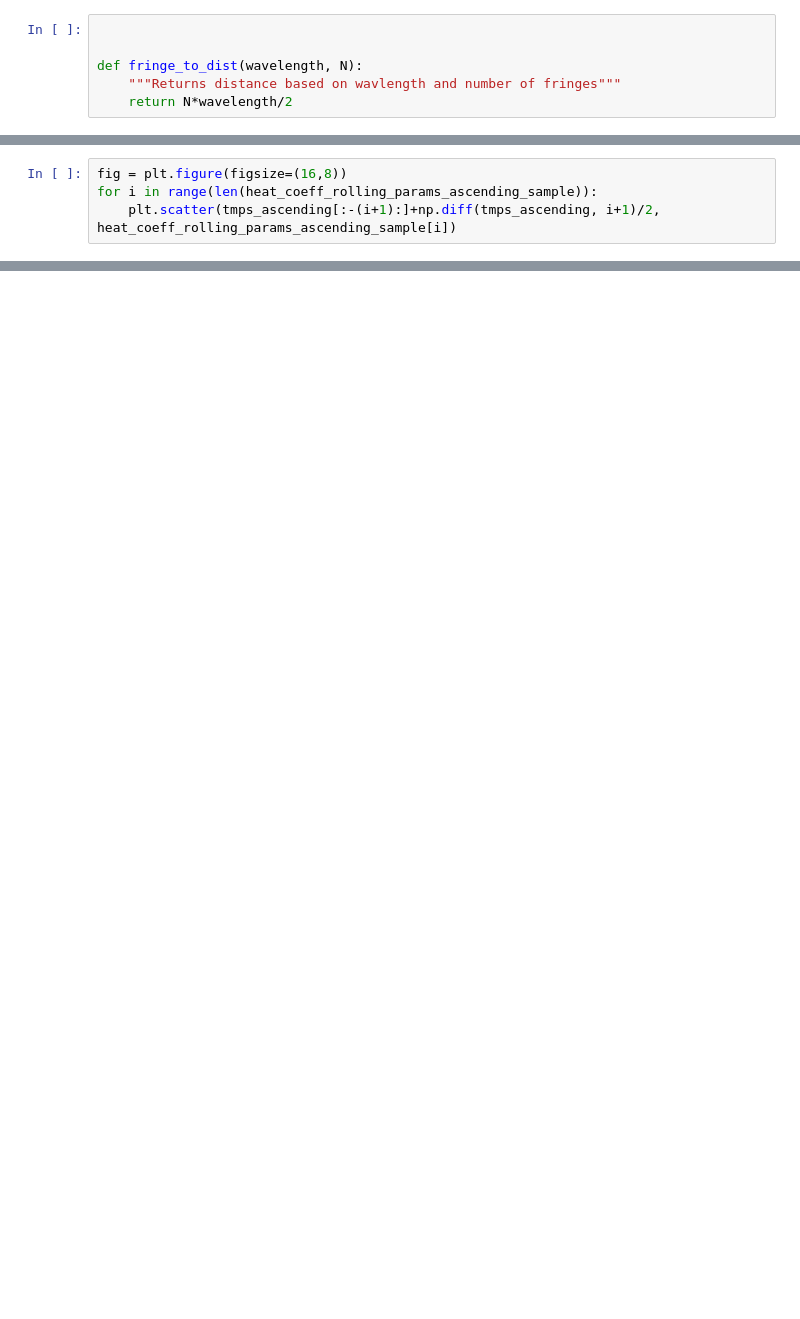
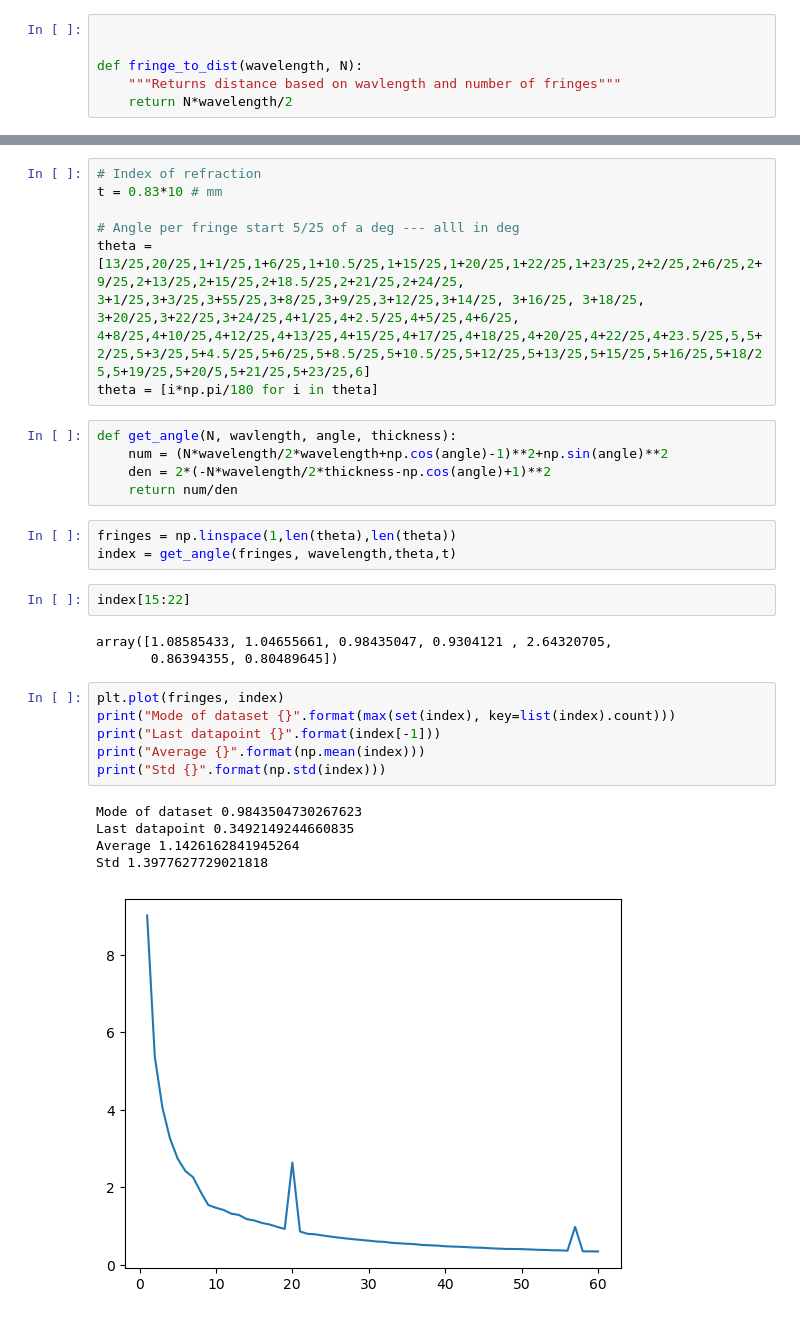
Before and after one commit to Naderschah/Msc_Physics, a Jupyter notebook: PreMaster_PhysLab3/INFn/data_processing.ipynb, the cells around one changed output, grey strips where cells are left out. Drawn from its saved outputs; the diff is of its cells as text; blank space fills up the shorter version.

```diff
--- a/PreMaster_PhysLab3/INFn/data_processing.ipynb
+++ b/PreMaster_PhysLab3/INFn/data_processing.ipynb
@@ -73,4 +55,0 @@ tmps_ascending[:-(i+1):]+np.diff(tmps_ascending, i+1)/2,
-# %%
-fig = plt.figure(figsize=(16,8))
-for i in range(len(heat_coeff_rolling_params_ascending_sample)):
-    plt.scatter(tmps_ascending[:-(i+1):]+np.diff(tmps_ascending, i+1)/2, heat_coeff_rolling_params_ascending_sample[i])
@@ -82,0 +66,32 @@ len(tmps_ascending)
+# %%
+# Index of refraction
+t = 0.83*10 # mm
+
+# Angle per fringe start 5/25 of a deg --- alll in deg
+theta = [13/25,20/25,1+1/25,1+6/25,1+10.5/25,1+15/25,1+20/25,1+22/25,1+23/25,2+2/25,2+6/25,2+9/25,2+13/25,2+15/25,2+18.5/25,2+21/25,2+24/25, 3+1/25,3+3/25,3+55/25,3+8/25,3+9/25,3+12/25,3+14/25, 3+16/25, 3+18/25, 3+20/25,3+22/25,3+24/25,4+1/25,4+2.5/25,4+5/25,4+6/25, 4+8/25,4+10/25,4+12/25,4+13/25,4+15/25,4+17/25,4+18/25,4+20/25,4+22/25,4+23.5/25,5,5+2/25,5+3/25,5+4.5/25,5+6/25,5+8.5/25,5+10.5/25,5+12/25,5+13/25,5+15/25,5+16/25,5+18/25,5+19/25,5+20/5,5+21/25,5+23/25,6]
+theta = [i*np.pi/180 for i in theta]
+# %%
+def get_angle(N, wavlength, angle, thickness):
+    num = (N*wavelength/2*wavelength+np.cos(angle)-1)**2+np.sin(angle)**2
+    den = 2*(-N*wavelength/2*thickness-np.cos(angle)+1)**2
+    return num/den
+# %%
+fringes = np.linspace(1,len(theta),len(theta))
+index = get_angle(fringes, wavelength,theta,t)
+# %%
+index[15:22]
+# %% [output]
+array([1.08585433, 1.04655661, 0.98435047, 0.9304121 , 2.64320705,
+       0.86394355, 0.80489645])
+# %%
+plt.plot(fringes, index)
+print("Mode of dataset {}".format(max(set(index), key=list(index).count)))
+print("Last datapoint {}".format(index[-1]))
+print("Average {}".format(np.mean(index)))
+print("Std {}".format(np.std(index)))
+# %% [output]
+Mode of dataset 0.9843504730267623
+Last datapoint 0.3492149244660835
+Average 1.1426162841945264
+Std 1.3977627729021818
+[figure, added]
```
Also changed, not shown: parts of 20 cells of this notebook, 1 other file.
